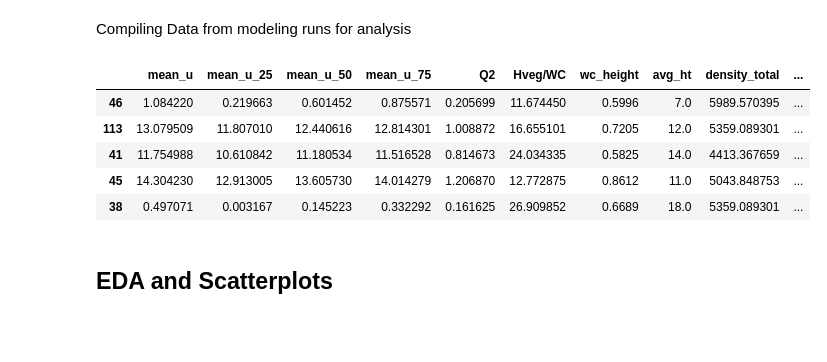
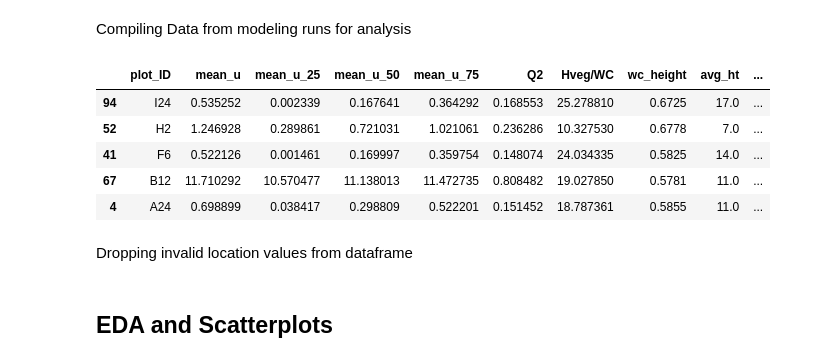
Before and after one commit to AlexandreSeb97/WC-Density-Drag-Vegetation-, a Jupyter notebook: usgs_wc_visualization.ipynb, the cells around one changed output. Saved outputs shown, nothing was run; the diff lists cells and outputs as text; code cells hidden in the pictures; blank space fills up the shorter version.

```diff
--- a/usgs_wc_visualization.ipynb
+++ b/usgs_wc_visualization.ipynb
@@ -17,9 +19,11 @@ import numpy as np
 wc_results_path = 'results_data/wc_runs_all.nc'
 baseline_path = 'results_data/baseline_wc_full.nc'
 input_data_path = 'results_data/usgs_data_full.csv'
+locs_path = 'results_data/locs_data.csv'
 wc_ds = xr.open_dataset(wc_results_path)
 base_wc_ds = xr.open_dataset(baseline_path)
 df = pd.read_csv(input_data_path)
+locs = pd.read_csv(locs_path)
 # %%
 base_wc_ds
 # %% [output]
@@ -56,3 +60,6 @@ Data variables:
     nu_t        (Model Runs, index) float64 ...
 Attributes:
     description:  Model run results for Bay-side sites.
+# %%
+df = (pd.merge(df, locs, how='left', on='plot_ID'))
+df = df.drop(['Unnamed: 0_x', 'Unnamed: 0_y'], axis=1)
@@ -59,40 +80,49 @@ Attributes:
 # %% [markdown]
 Compiling Data from modeling runs for analysis
 # %%
+a = len(wc_ds['U Velocity'])
 df1 = pd.DataFrame({
+    'plot_ID': df['plot_ID'],
     'mean_u': ([vel.values.mean() for vel in wc_ds['U Velocity']]),
     'mean_u_25': ([vel[:20].values.mean() for vel in wc_ds['U Velocity']]),
     'mean_u_50': ([vel[:40].values.mean() for vel in wc_ds['U Velocity']]),
     'mean_u_75': ([vel[:60].values.mean() for vel in wc_ds['U Velocity']]),
     'Q2': ([val.values.max() for val in wc_ds['Q2']]),
     'Hveg/WC': df['ave_ht']/df['wc_height'],
     'wc_height': df['wc_height'],
     'avg_ht': df['ave_ht'],
     'density_total': df['density_final'],
     'frontal_total': df['frontal_total'],
     'site': df['site'],
+    'lon': df['Lon'],
+    'lat': df['Lat'],
     'run': np.repeat('Vegetated Run',a)
 })
 df2 = pd.DataFrame({
+    'plot_ID': df['plot_ID'],
     'mean_u': ([vel.values.mean() for vel in base_wc_ds['U Velocity']]),
     'mean_u_25': ([vel[:20].values.mean() for vel in base_wc_ds['U Velocity']]),
     'mean_u_50': ([vel[:40].values.mean() for vel in base_wc_ds['U Velocity']]),
     'mean_u_75': ([vel[:60].values.mean() for vel in base_wc_ds['U Velocity']]),
     'Q2': ([val.values.max() for val in base_wc_ds['Q2']]),
     'Hveg/WC': df['ave_ht']/df['wc_height'],
     'wc_height': df['wc_height'],
     'avg_ht': df['ave_ht'],
     'density_total': df['density_final'],
     'frontal_total': df['frontal_total'],
     'site': df['site'],
+    'lon': df['Lon'],
+    'lat': df['Lat'],
     'run': np.repeat('Baseline Run',a)
 })
 dff = pd.concat([df1, df2])
 dff.sample(5)
 # %% [output]
-|  | mean_u | mean_u_25 | mean_u_50 | mean_u_75 | Q2 | Hveg/WC | wc_height | avg_ht | density_total | ... |
-| 46 | 1.084220 | 0.219663 | 0.601452 | 0.875571 | 0.205699 | 11.674450 | 0.5996 | 7.0 | 5989.570395 | ... |
-| 113 | 13.079509 | 11.807010 | 12.440616 | 12.814301 | 1.008872 | 16.655101 | 0.7205 | 12.0 | 5359.089301 | ... |
-| 41 | 11.754988 | 10.610842 | 11.180534 | 11.516528 | 0.814673 | 24.034335 | 0.5825 | 14.0 | 4413.367659 | ... |
-| 45 | 14.304230 | 12.913005 | 13.605730 | 14.014279 | 1.206870 | 12.772875 | 0.8612 | 11.0 | 5043.848753 | ... |
-| 38 | 0.497071 | 0.003167 | 0.145223 | 0.332292 | 0.161625 | 26.909852 | 0.6689 | 18.0 | 5359.089301 | ... |
+|  | plot_ID | mean_u | mean_u_25 | mean_u_50 | mean_u_75 | Q2 | Hveg/WC | wc_height | avg_ht | ... |
+| 94 | I24 | 0.535252 | 0.002339 | 0.167641 | 0.364292 | 0.168553 | 25.278810 | 0.6725 | 17.0 | ... |
+| 52 | H2 | 1.246928 | 0.289861 | 0.721031 | 1.021061 | 0.236286 | 10.327530 | 0.6778 | 7.0 | ... |
+| 41 | F6 | 0.522126 | 0.001461 | 0.169997 | 0.359754 | 0.148074 | 24.034335 | 0.5825 | 14.0 | ... |
+| 67 | B12 | 11.710292 | 10.570477 | 11.138013 | 11.472735 | 0.808482 | 19.027850 | 0.5781 | 11.0 | ... |
+| 4 | A24 | 0.698899 | 0.038417 | 0.298809 | 0.522201 | 0.151452 | 18.787361 | 0.5855 | 11.0 | ... |
+# %% [markdown]
+Dropping invalid location values from dataframe
```
Also changed, not shown: parts of 9 cells of this notebook, 6 other files.
